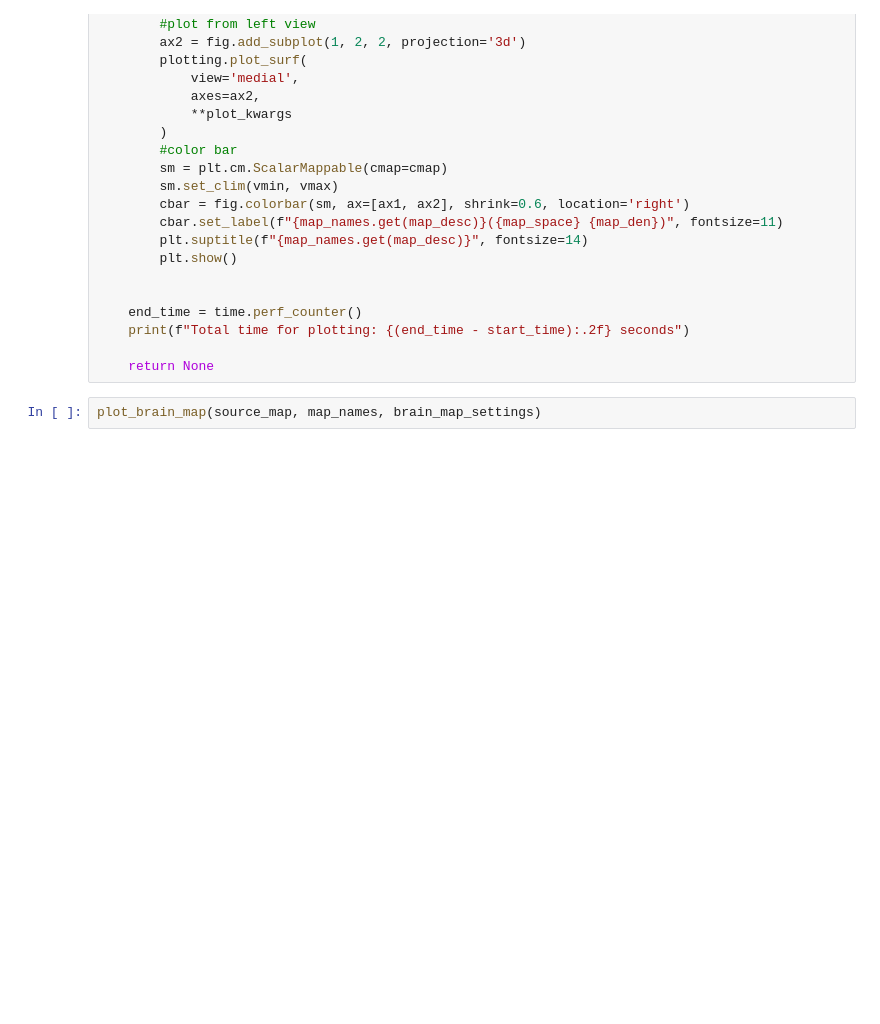
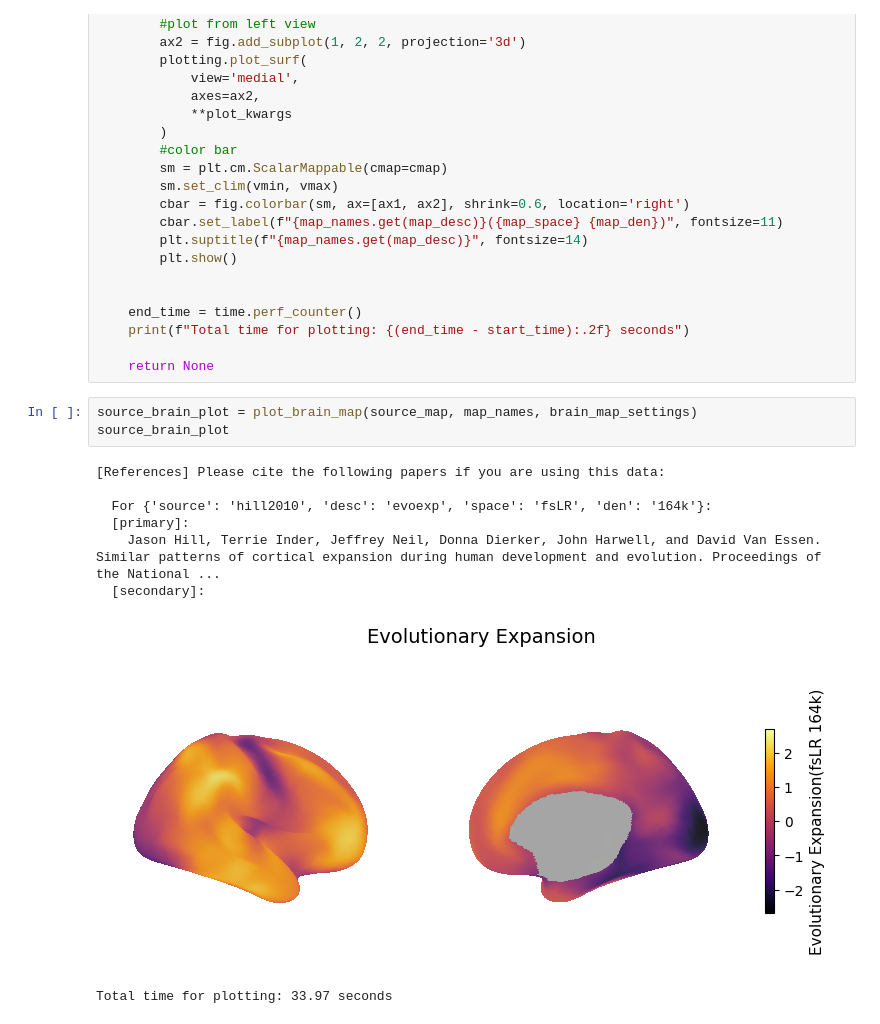
Before and after one commit to kesouder/dsc-neuroImages, a Jupyter notebook: main_code.ipynb, the cells around one changed output. Drawn from its saved outputs; the diff is of its cells as text; blank space fills up the shorter version.

Commit message:
ran entire code, looks good so far. need to edit some brain maps tho

```diff
--- a/main_code.ipynb
+++ b/main_code.ipynb
@@ -400,7 +460,17 @@ def plot_brain_map(map: dict, map_names: dict, brain_map_settings: dict):
 
     return None
 # %%
-plot_brain_map(source_map, map_names, brain_map_settings)
+source_brain_plot = plot_brain_map(source_map, map_names, brain_map_settings)
+source_brain_plot
+# %% [output]
+[References] Please cite the following papers if you are using this data:
+
+  For {'source': 'hill2010', 'desc': 'evoexp', 'space': 'fsLR', 'den': '164k'}:
+  [primary]:
+    Jason Hill, Terrie Inder, Jeffrey Neil, Donna Dierker, John Harwell, and David Van Essen. Similar patterns of cortical expansion during human development and evolution. Proceedings of the National ...
+  [secondary]:
+[figure, added]
+Total time for plotting: 33.97 seconds
 # %%
 for trg_map in target_maps:
     plot_brain_map(trg_map, map_names, brain_map_settings)
```
Also changed, not shown: parts of 8 cells of this notebook.
